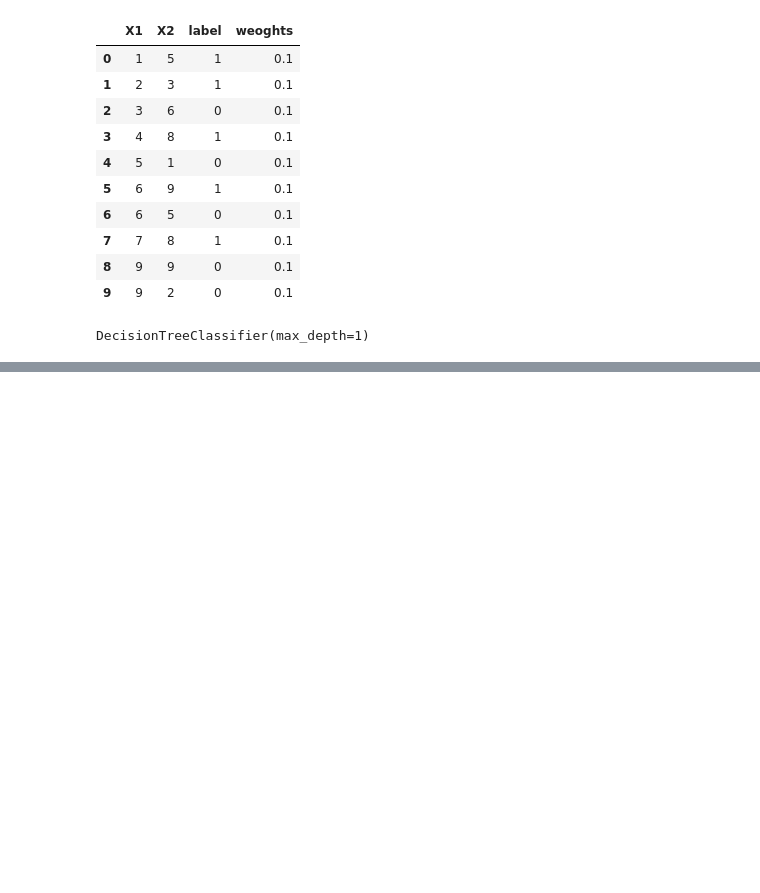
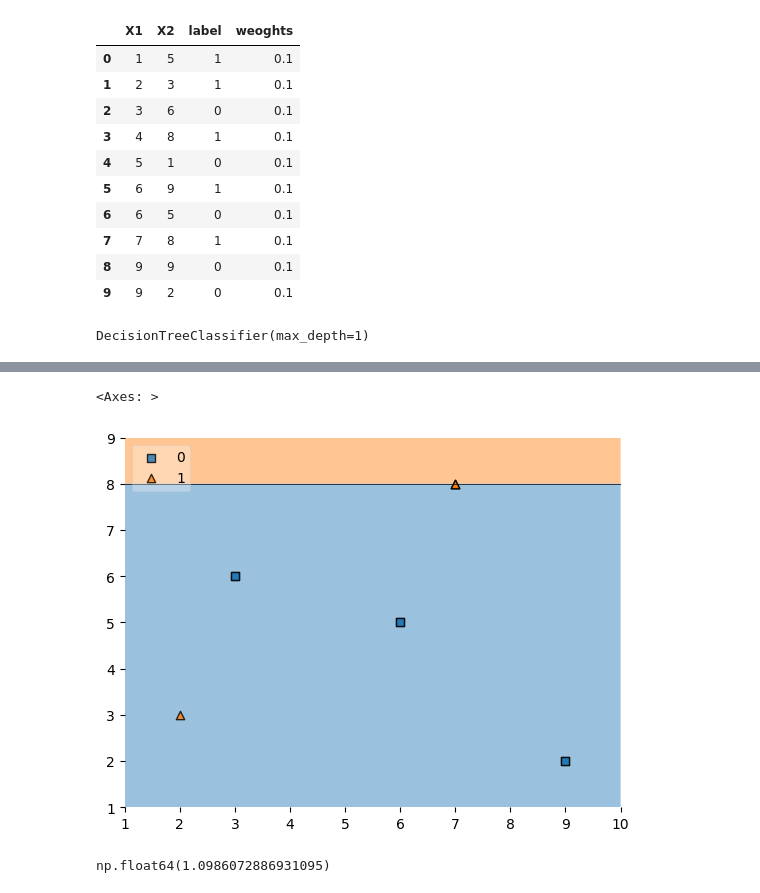
Before and after one commit to ajaykumar080286/MachineLearning, a Jupyter notebook: 54_adaboost_demo.ipynb, the cells around one changed output, grey strips where cells are left out. Saved outputs shown, nothing was run; the diff lists cells and outputs as text; code cells hidden in the pictures; blank space fills up the shorter version.

```diff
--- a/54_adaboost_demo.ipynb
+++ b/54_adaboost_demo.ipynb
@@ -183,0 +200,2 @@ df[['X1','X2','label','weoghts','y_pred','updated-weight','cumsum_lower','cumsum
+# %%
+second_df =df.iloc[index_values,[0,1,2,3]]
@@ -183,0 +216,7 @@ df[['X1','X2','label','weoghts','y_pred','updated-weight','cumsum_lower','cumsum
+# %%
+dt2=DecisionTreeClassifier(max_depth=1)
+# %%
+X=second_df.iloc[:,0:2].values
+y=second_df.iloc[:,2].values
+# %%
+dt2.fit(X,y)
@@ -183,0 +243,5 @@ df[['X1','X2','label','weoghts','y_pred','updated-weight','cumsum_lower','cumsum
+# %%
+plot_decision_regions(X,y,dt2,legend=2)
+# %% [output]
+<Axes: >
+[figure, added]
@@ -183,0 +250,4 @@ df[['X1','X2','label','weoghts','y_pred','updated-weight','cumsum_lower','cumsum
+# %%
+alpha2
+# %% [output]
+np.float64(1.0986072886931095)
```
Also changed, not shown: parts of 39 cells of this notebook.
